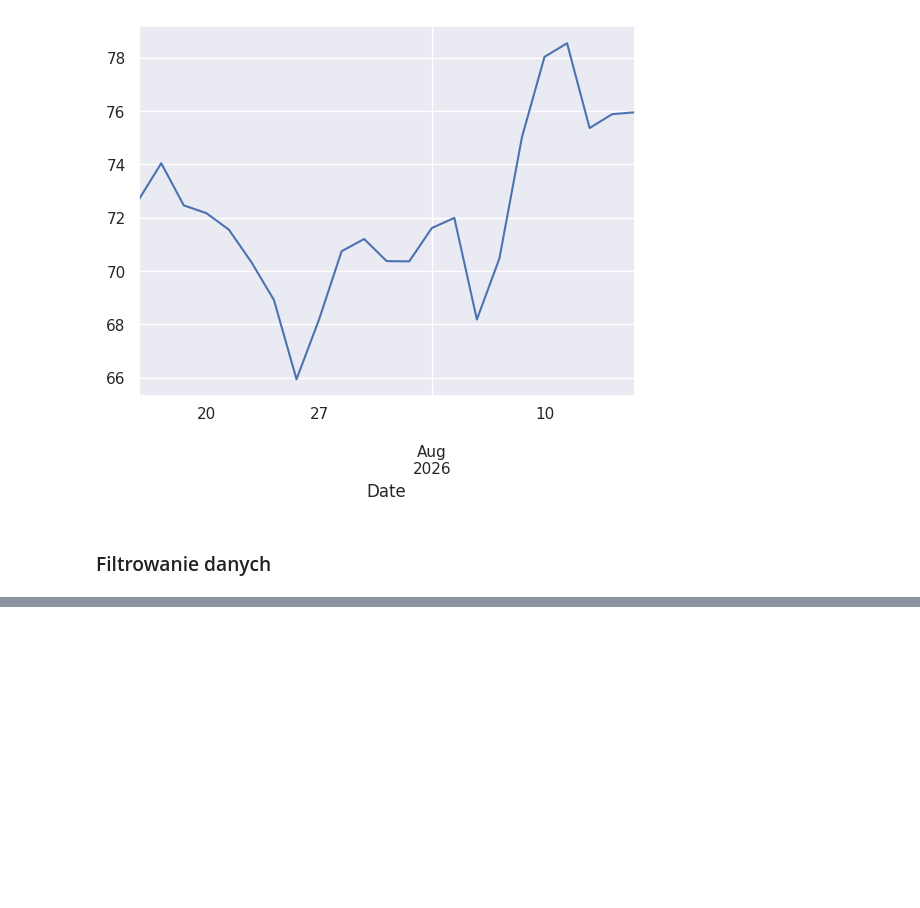
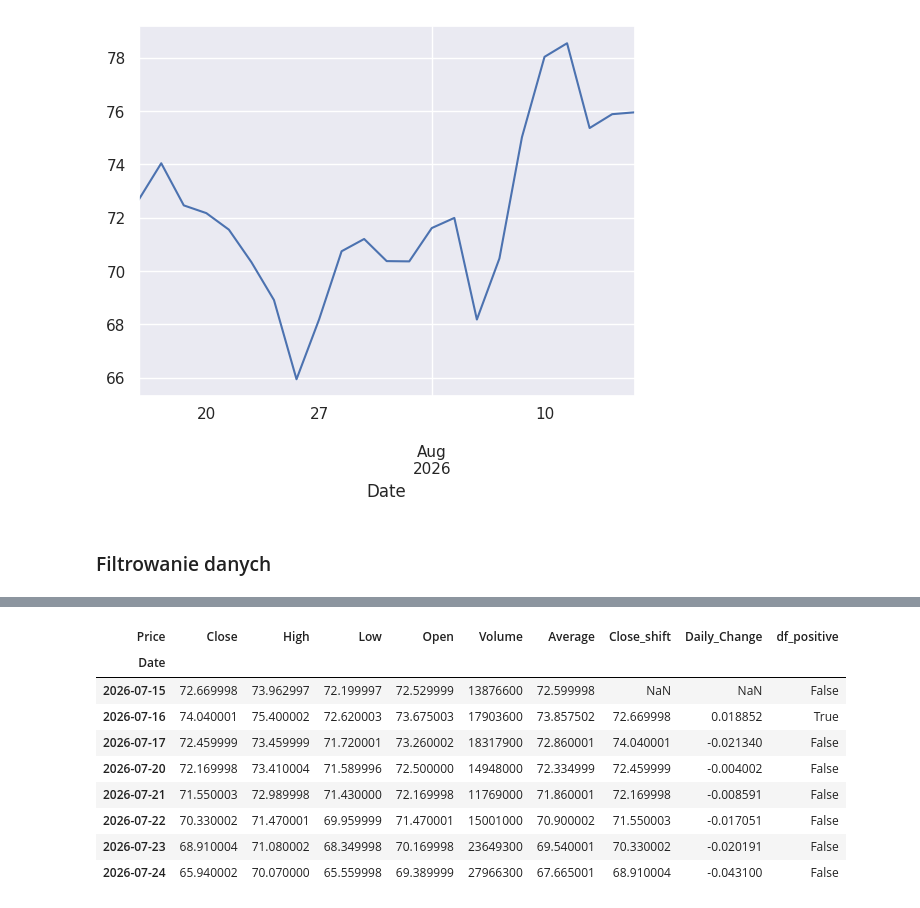
Before and after one commit to Kornel1156/Data-Science, a Jupyter notebook: 2_Pandas_Analiza_Danych/02_dane_gieldowe.ipynb, the cells around one changed output, grey strips where cells are left out. Drawn from its saved outputs; the diff is of its cells as text; code cells hidden in the pictures; blank space fills up the shorter version.

```diff
--- a/2_Pandas_Analiza_Danych/02_dane_gieldowe.ipynb
+++ b/2_Pandas_Analiza_Danych/02_dane_gieldowe.ipynb
@@ -705,0 +830,14 @@ df[df.index.day == 1]
+# %%
+# wyciagniecie tych rekordow ktore spelniaja okreslaone warunki (maske logiczna) czyli
+df[(df.index >= '2026-07-15') & (df.index < '2026-07-27')]
+# %% [output]
+| Price | Close | High | Low | Open | Volume | Average | Close_shift | Daily_Change | df_positive |
+| Date |  |  |  |  |  |  |  |  |  |
+| 2026-07-15 | 72.669998 | 73.962997 | 72.199997 | 72.529999 | 13876600 | 72.599998 | NaN | NaN | False |
+| 2026-07-16 | 74.040001 | 75.400002 | 72.620003 | 73.675003 | 17903600 | 73.857502 | 72.669998 | 0.018852 | True |
+| 2026-07-17 | 72.459999 | 73.459999 | 71.720001 | 73.260002 | 18317900 | 72.860001 | 74.040001 | -0.021340 | False |
+| 2026-07-20 | 72.169998 | 73.410004 | 71.589996 | 72.500000 | 14948000 | 72.334999 | 72.459999 | -0.004002 | False |
+| 2026-07-21 | 71.550003 | 72.989998 | 71.430000 | 72.169998 | 11769000 | 71.860001 | 72.169998 | -0.008591 | False |
+| 2026-07-22 | 70.330002 | 71.470001 | 69.959999 | 71.470001 | 15001000 | 70.900002 | 71.550003 | -0.017051 | False |
+| 2026-07-23 | 68.910004 | 71.080002 | 68.349998 | 70.169998 | 23649300 | 69.540001 | 70.330002 | -0.020191 | False |
+| 2026-07-24 | 65.940002 | 70.070000 | 65.559998 | 69.389999 | 27966300 | 67.665001 | 68.910004 | -0.043100 | False |
```
Also changed, not shown: parts of 32 cells of this notebook.
